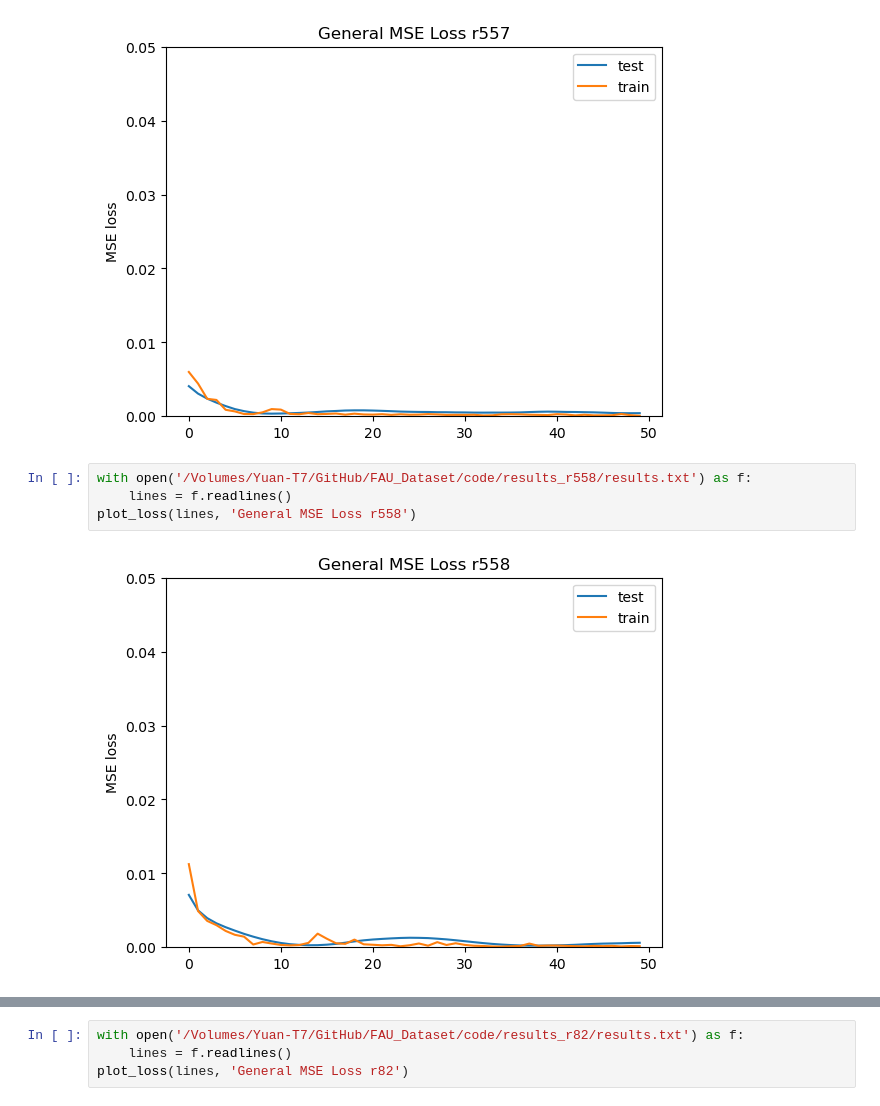
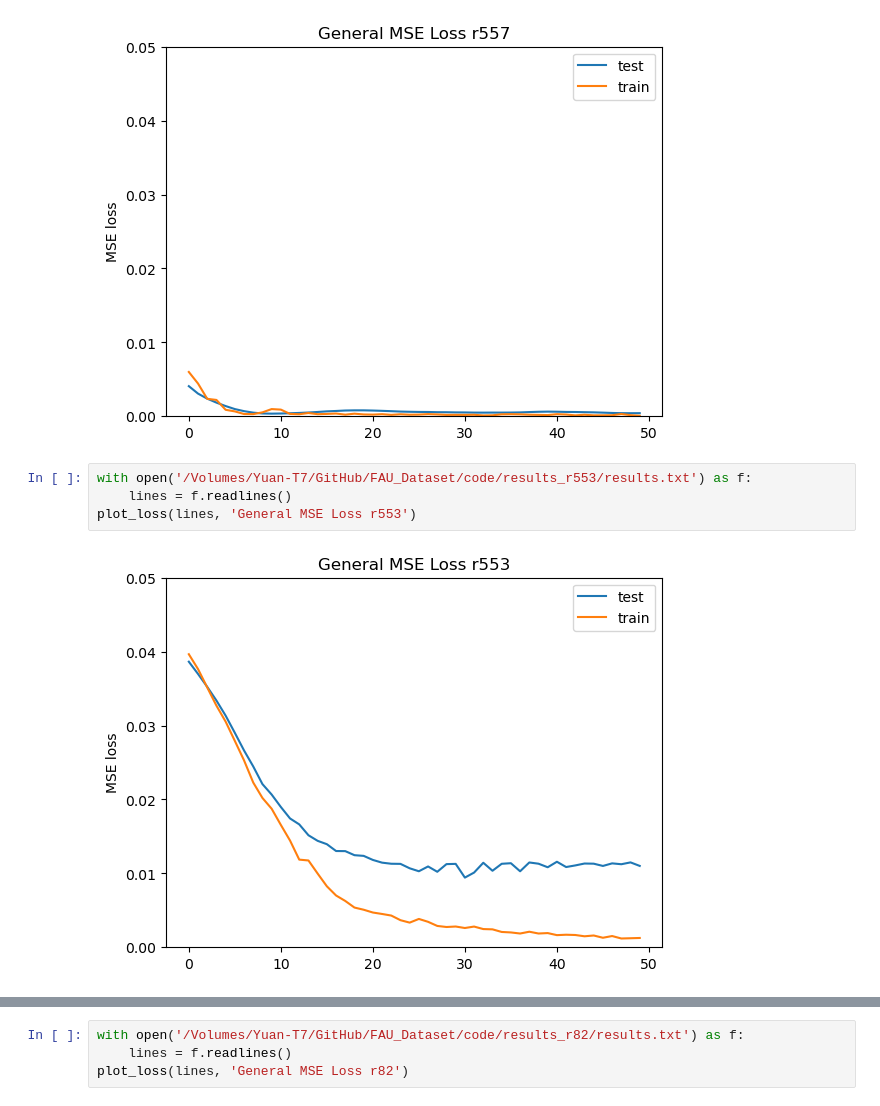
Before and after one commit to hiyuantang/FAU_Dataset, a Jupyter notebook: code/vis_maemse.ipynb, the cells around one changed output, grey strips where cells are left out. Drawn from its saved outputs; the diff is of its cells as text.

```diff
--- a/code/vis_maemse.ipynb
+++ b/code/vis_maemse.ipynb
@@ -50,8 +50,8 @@ plot_loss(lines, 'General MSE Loss r557')
 # %% [output]
 [figure]
 # %%
-with open('/Volumes/Yuan-T7/GitHub/FAU_Dataset/code/results_r558/results.txt') as f:
+with open('/Volumes/Yuan-T7/GitHub/FAU_Dataset/code/results_r553/results.txt') as f:
     lines = f.readlines()
-plot_loss(lines, 'General MSE Loss r558')
+plot_loss(lines, 'General MSE Loss r553')
 # %% [output]
-[figure, old version]
+[figure, new version]
```
Also changed, not shown: parts of 3 cells of this notebook.
